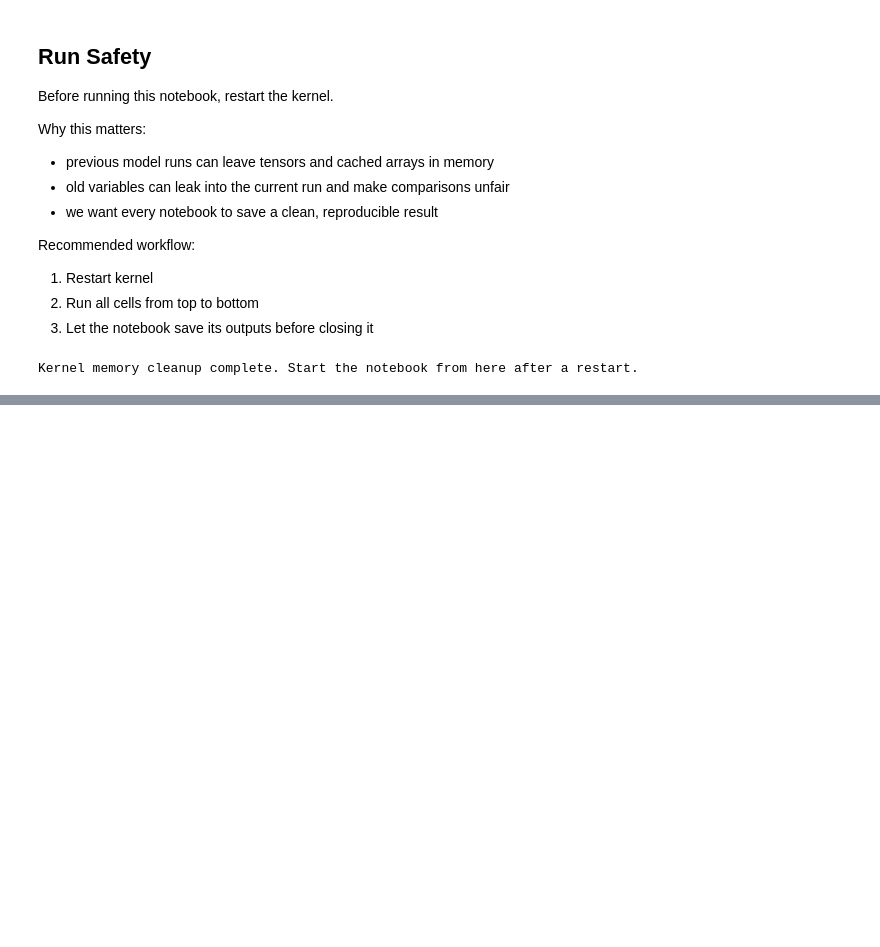
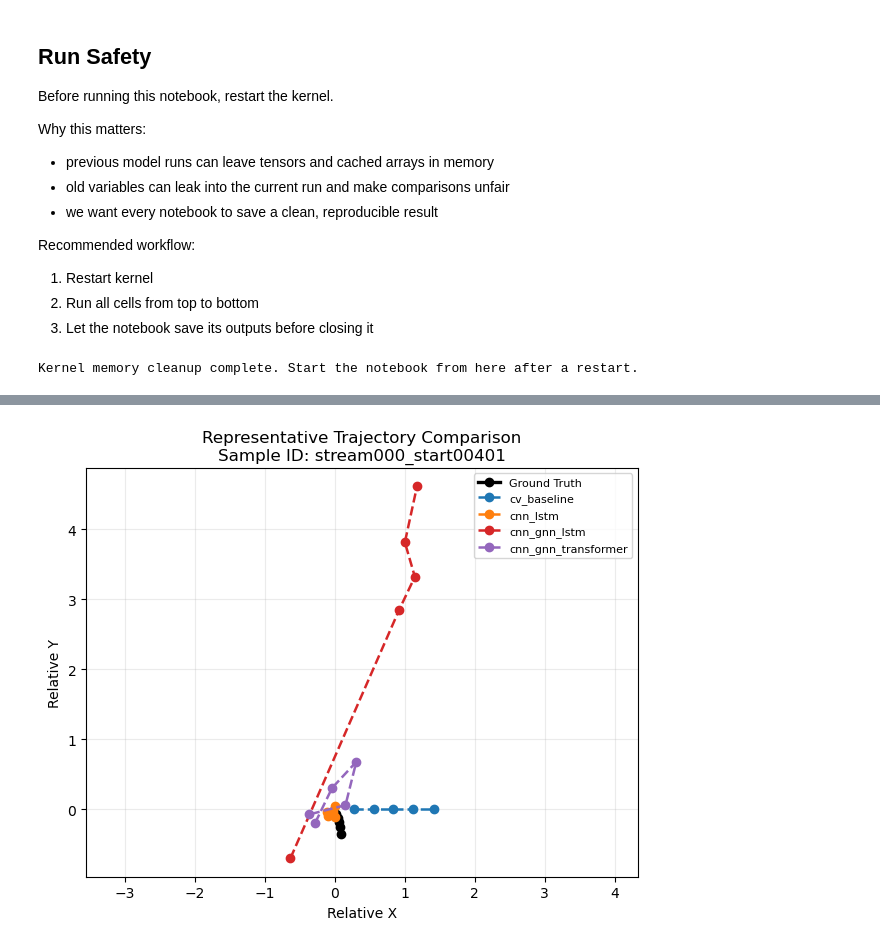
Before and after one commit to basu-repo/thesis, a Jupyter notebook: 04_model_evaluation/notebooks/90_model_comparison.ipynb, the cells around one changed output, grey strips where cells are left out. Drawn from its saved outputs; the diff is of its cells as text; code cells hidden in the pictures; blank space fills up the shorter version.

```diff
--- a/04_model_evaluation/notebooks/90_model_comparison.ipynb
+++ b/04_model_evaluation/notebooks/90_model_comparison.ipynb
@@ -265,0 +268,98 @@ Latest confusion matrix for cnn_gnn_lstm_transformer
+# %%
+# Shared-sample trajectory line comparison across models.
+trajectory_exports = {}
+for slug in MODEL_SLUGS:
+    npz_path = RESULTS_ROOT / slug / 'latest_trajectory_predictions.npz'
+    if npz_path.exists():
+        payload = np.load(npz_path, allow_pickle=False)
+        trajectory_exports[slug] = {
+            'sample_ids': payload['sample_ids'].astype(str),
+            'pred_future_xy': payload['pred_future_xy'],
+            'true_future_xy': payload['true_future_xy'],
+        }
+
+if len(trajectory_exports) < 2:
+    print('Not enough trajectory export files found yet. Re-run the final evaluation cells of the model notebooks first.')
+else:
+    common_ids = None
+    for slug, payload in trajectory_exports.items():
+        ids = set(payload['sample_ids'].tolist())
+        common_ids = ids if common_ids is None else common_ids.intersection(ids)
+
+    if not common_ids:
+        print('No shared sample_id found across the saved trajectory exports.')
+    else:
+        common_ids = sorted(common_ids)
+        best_slug = 'cnn_gnn_lstm_transformer' if 'cnn_gnn_lstm_transformer' in trajectory_exports else next(iter(trajectory_exports))
+        cv_slug = 'cv_baseline' if 'cv_baseline' in trajectory_exports else next(iter(trajectory_exports))
+
+        best_map = {sid: idx for idx, sid in enumerate(trajectory_exports[best_slug]['sample_ids'])}
+        cv_map = {sid: idx for idx, sid in enumerate(trajectory_exports[cv_slug]['sample_ids'])}
+
+        def final_error(payload, idx):
+            pred = payload['pred_future_xy'][idx, -1]
+            true = payload['true_future_xy'][idx, -1]
+            return float(np.linalg.norm(pred - true))
+
+        def path_length(xy):
+            if xy.shape[0] < 2:
+                return 0.0
+            return float(np.linalg.norm(np.diff(xy, axis=0), axis=1).sum())
+
+        candidate_rows = []
+        for sid in common_ids:
+            if sid not in best_map or sid not in cv_map:
+                continue
+            true_xy = trajectory_exports[best_slug]['true_future_xy'][best_map[sid]]
+            max_abs = float(np.abs(true_xy).max())
+            travel = path_length(true_xy)
+            cv_err = final_error(trajectory_exports[cv_slug], cv_map[sid])
+            best_err = final_error(trajectory_exports[best_slug], best_map[sid])
+            candidate_rows.append({
+                'sid': sid,
+                'max_abs': max_abs,
+                'travel': travel,
+                'cv_err': cv_err,
+                'best_err': best_err,
+                'improvement': cv_err - best_err,
+            })
+
+        representative = [r for r in candidate_rows if r['max_abs'] < 10.0 and r['travel'] > 0.25]
+        if not representative:
+            representative = [r for r in candidate_rows if r['travel'] > 0.25] or candidate_rows
+
+        representative.sort(key=lambda r: (r['best_err'], -r['improvement']))
+        sample_id = representative[0]['sid'] if representative else common_ids[0]
+
+        fig, ax = plt.subplots(figsize=(6.2, 5.2))
+        color_cycle = ['tab:blue', 'tab:orange', 'tab:green', 'tab:red', 'tab:purple']
+        display_names = globals().get('DISPLAY_NAMES', {slug: slug for slug in MODEL_SLUGS})
+
+        reference_payload = trajectory_exports[next(iter(trajectory_exports))]
+        ref_idx = {sid: idx for idx, sid in enumerate(reference_payload['sample_ids'])}[sample_id]
+        true_xy = reference_payload['true_future_xy'][ref_idx]
+        ax.plot(true_xy[:, 0], true_xy[:, 1], '-o', color='black', linewidth=2.4, label='Ground Truth')
+
+        for color, slug in zip(color_cycle, MODEL_SLUGS):
+            if slug not in trajectory_exports:
+                continue
+            idx_map = {sid: idx for idx, sid in enumerate(trajectory_exports[slug]['sample_ids'])}
+            if sample_id not in idx_map:
+                continue
+            pred_xy = trajectory_exports[slug]['pred_future_xy'][idx_map[sample_id]]
+            ax.plot(pred_xy[:, 0], pred_xy[:, 1], '--o', color=color, linewidth=1.8, label=display_names.get(slug, slug))
+
+        ax.set_title(f'Representative Trajectory Comparison\nSample ID: {sample_id}')
+        ax.set_xlabel('Relative X')
+        ax.set_ylabel('Relative Y')
+        ax.grid(True, alpha=0.25)
+        ax.legend(fontsize=8)
+        ax.axis('equal')
+        fig.tight_layout()
+
+        out_path = PLOTS_ROOT / 'trajectory_shared_sample_comparison.png'
+        fig.savefig(out_path, dpi=220, bbox_inches='tight')
+        plt.show()
+        print('Saved:', out_path)
+# %% [output]
+[figure, added]
```
Also changed, not shown: parts of 11 cells of this notebook, 47 other files.
